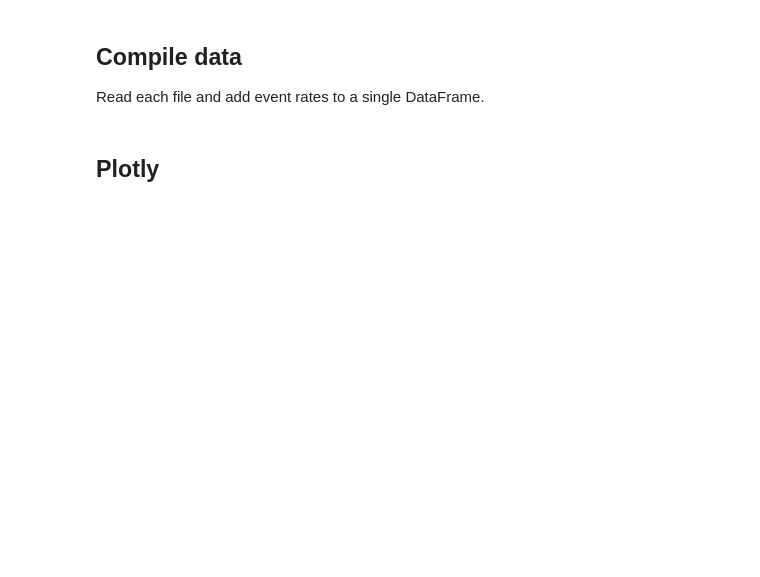
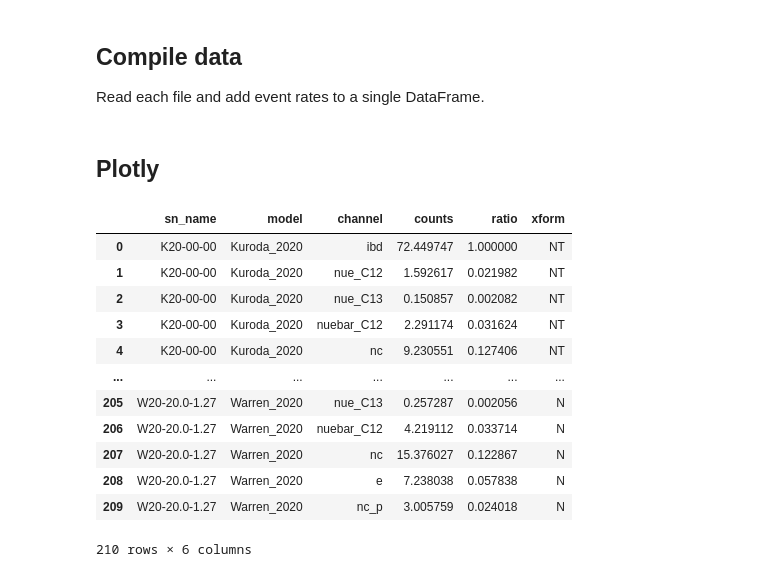
Before and after one commit to joesmolsky/sspike, a Jupyter notebook: notebooks/m20.ipynb, the cells around one changed output. Cells and saved outputs as stored; diff of their text form; code cells hidden in the pictures; blank space fills up the shorter version.

```diff
--- a/notebooks/m20.ipynb
+++ b/notebooks/m20.ipynb
@@ -45,0 +58,4 @@ for name in sn_names:
+# %%
+dirs = files[0].split('/')
+j = dirs.index('kamland')
+dirs[j+2].split('-')[-1]
@@ -49,17 +67,22 @@ for name in sn_names:
 Read each file and add event rates to a single DataFrame.
 # %%
 # Columns for simulation type and events per channel.
-column_names = ['sn_name', 'model', 'channel', 'counts']
+column_names = ['sn_name', 'model', 'channel', 'counts', 'ratio', 'xform']
 
 events = pd.DataFrame(columns=column_names)
 # Append 1 row for each channel.  I don't care if it's not efficient.  Who's reading this?
 for i, file in enumerate(files):
-    name = sn_names[i]
+    dirs = file.split('/')
+    j = dirs.index('kamland')
+    name = dirs[j+1]
+    xform = dirs[j+2].split('-')[-1]
     df = pd.read_csv(file, sep=" ")
     model = df[:1]['model'].values[0]
+    ibd = df[df['channel']=='ibd']['events'].values[0]
     for chan in df['channel']:
         N = df[df['channel']==chan]['events'].values[0]
-        row = {'sn_name': name, 'model': model, 'channel': chan, 'counts': N}
+        ratio = N / ibd
+        row = {'sn_name': name, 'model': model, 'channel': chan, 'counts': N, 'ratio': ratio, 'xform': xform}
         events = events.append(row , ignore_index=True)
 # %% [markdown]
 ## Plotly
@@ -79,0 +117,16 @@ bars.write_html('../out/plots/m20.html')
+# %%
+events
+# %% [output]
+|  | sn_name | model | channel | counts | ratio | xform |
+| 0 | K20-00-00 | Kuroda_2020 | ibd | 72.449747 | 1.000000 | NT |
+| 1 | K20-00-00 | Kuroda_2020 | nue_C12 | 1.592617 | 0.021982 | NT |
+| 2 | K20-00-00 | Kuroda_2020 | nue_C13 | 0.150857 | 0.002082 | NT |
+| 3 | K20-00-00 | Kuroda_2020 | nuebar_C12 | 2.291174 | 0.031624 | NT |
+| 4 | K20-00-00 | Kuroda_2020 | nc | 9.230551 | 0.127406 | NT |
+| ... | ... | ... | ... | ... | ... | ... |
+| 205 | W20-20.0-1.27 | Warren_2020 | nue_C13 | 0.257287 | 0.002056 | N |
+| 206 | W20-20.0-1.27 | Warren_2020 | nuebar_C12 | 4.219112 | 0.033714 | N |
+| 207 | W20-20.0-1.27 | Warren_2020 | nc | 15.376027 | 0.122867 | N |
+| 208 | W20-20.0-1.27 | Warren_2020 | e | 7.238038 | 0.057838 | N |
+| 209 | W20-20.0-1.27 | Warren_2020 | nc_p | 3.005759 | 0.024018 | N |
+210 rows × 6 columns
```
Also changed, not shown: parts of 13 cells of this notebook, 1 other file.
